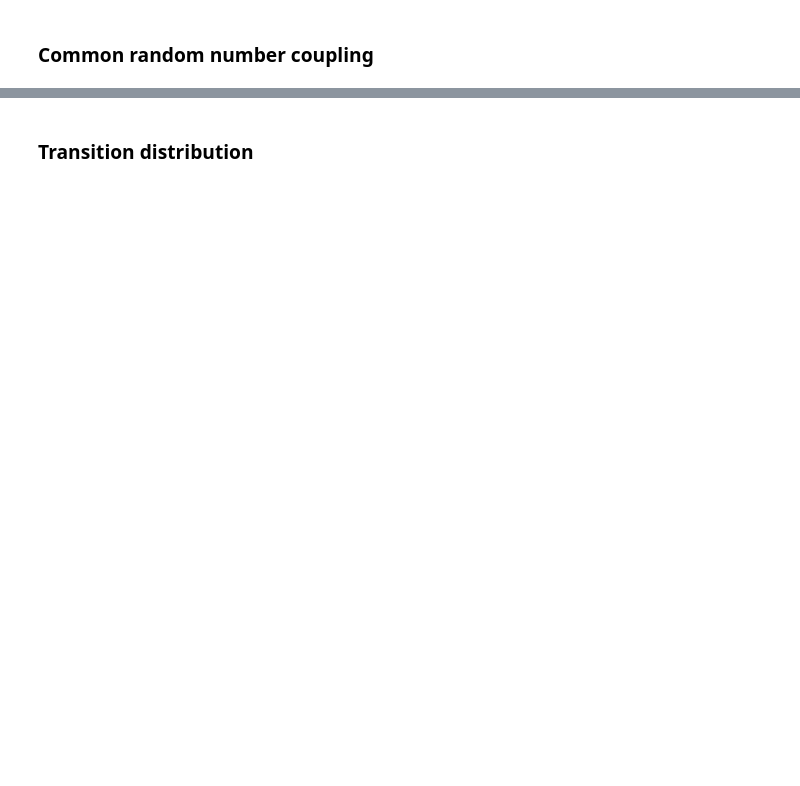
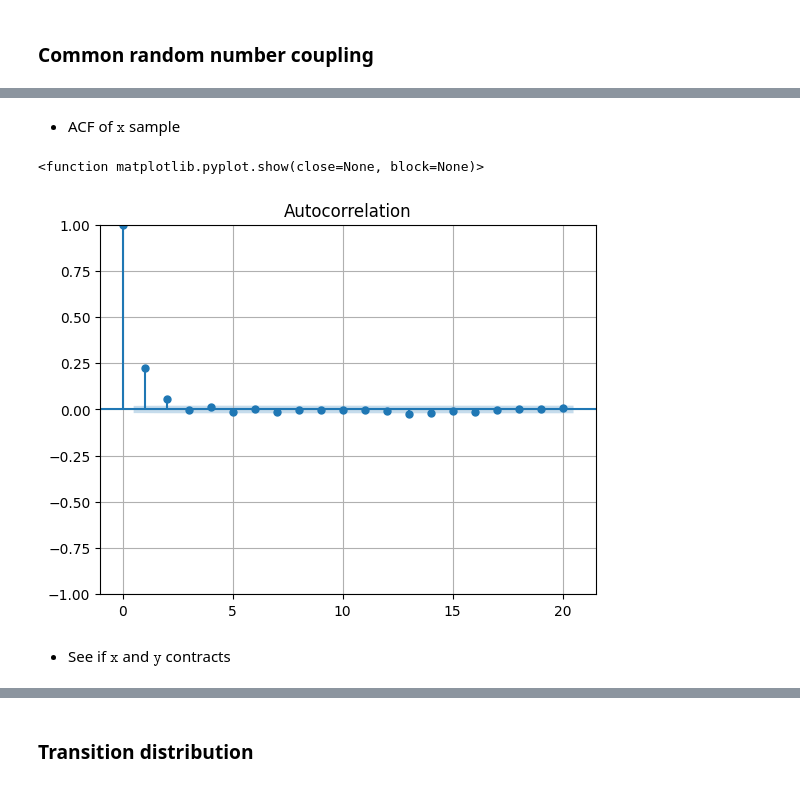
Before and after one commit to MohamedKeteb/Coupling_ESS, a Jupyter notebook: simu_ESS.ipynb, the cells around one changed output, grey strips where cells are left out. Cells and saved outputs as stored; diff of their text form; code cells hidden in the pictures; blank space fills up the shorter version.

```diff
--- a/simu_ESS.ipynb
+++ b/simu_ESS.ipynb
@@ -96,0 +131,11 @@ for i in range(len(samples)):
+# %% [markdown]
+- ACF of $\texttt{x}$ sample
+# %%
+plot_acf(x_sample, lags= 20)
+plt.grid()
+plt.show
+# %% [output]
+<function matplotlib.pyplot.show(close=None, block=None)>
+[figure, added]
+# %% [markdown]
+- See if $\texttt{x}$ and $\texttt{y}$ contracts
```
Also changed, not shown: parts of 18 cells of this notebook.
